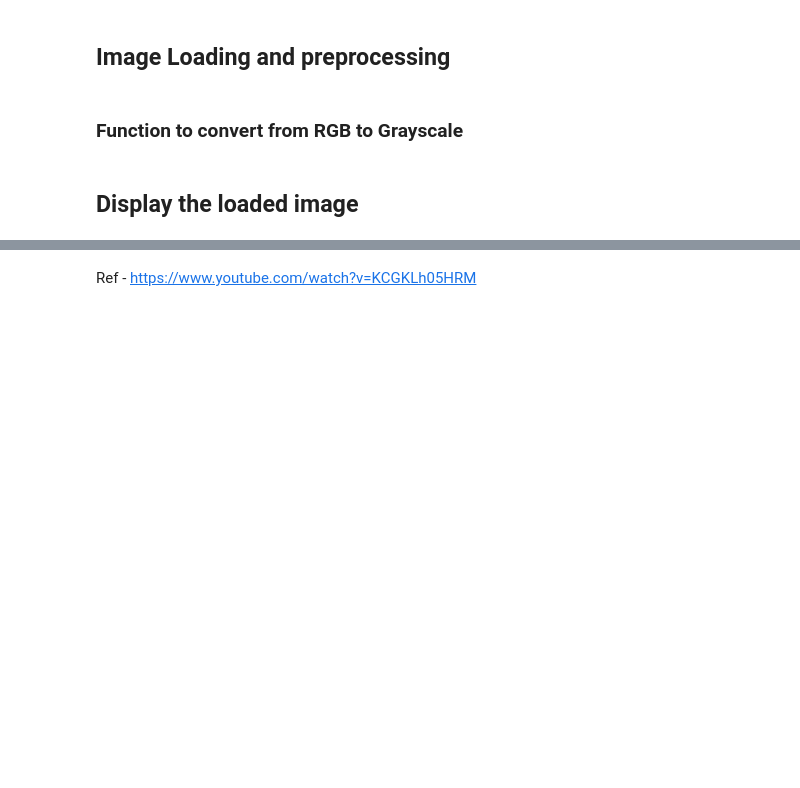
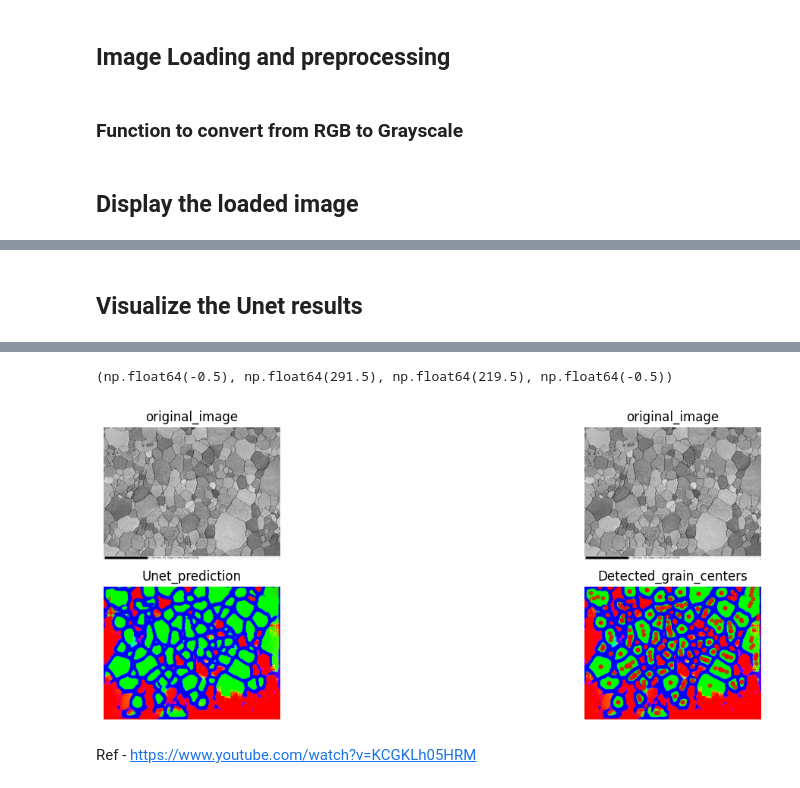
Before and after one commit to Computerglassformedandsurg/SAM_based_ASTM_Grain_Size_Analysis, a Jupyter notebook: 373_SAM_based_ASTM_Grain_Size_Analysis.ipynb, the cells around one changed output, grey strips where cells are left out. Cells and saved outputs as stored; diff of their text form; code cells hidden in the pictures; blank space fills up the shorter version.

```diff
--- a/373_SAM_based_ASTM_Grain_Size_Analysis.ipynb
+++ b/373_SAM_based_ASTM_Grain_Size_Analysis.ipynb
@@ -137,0 +176,28 @@ plt.figure(figsize = (12,5))
+# %% [markdown]
+## Visualize the Unet results
+# %%
+plt.figure(figsize=(15,5))
+
+plt.subplot(2, 2, 1)
+plt.imshow(original_image)
+plt.title("original_image")
+plt.axis("off")
+
+plt.subplot(2, 2, 2)
+plt.imshow(gray_image, cmap='gray')
+plt.title("original_image")
+plt.axis("off")
+
+plt.subplot(2, 2, 3)
+plt.imshow(img_pred, cmap='hot')
+plt.title("Unet_prediction")
+plt.axis("off")
+
+plt.subplot(2, 2, 4)
+plt.imshow(img_pred, cmap='gray')
+if No_of_labels > 0:
+  coords_array  = np.array(coords)
+  plt.scatter(coords_array[:,0], coords_array[:,1], c='red',s=10, alpha=0.7)
+plt.title("Detected_grain_centers")
+plt.axis("off")
+# %% [output]
@@ -138,2 +206,4 @@ plt.figure(figsize = (12,5))
+(np.float64(-0.5), np.float64(291.5), np.float64(219.5), np.float64(-0.5))
+[figure, added]
 # %% [markdown]
 Ref - https://www.youtube.com/watch?v=KCGKLh05HRM
```
Also changed, not shown: parts of 10 cells of this notebook.
